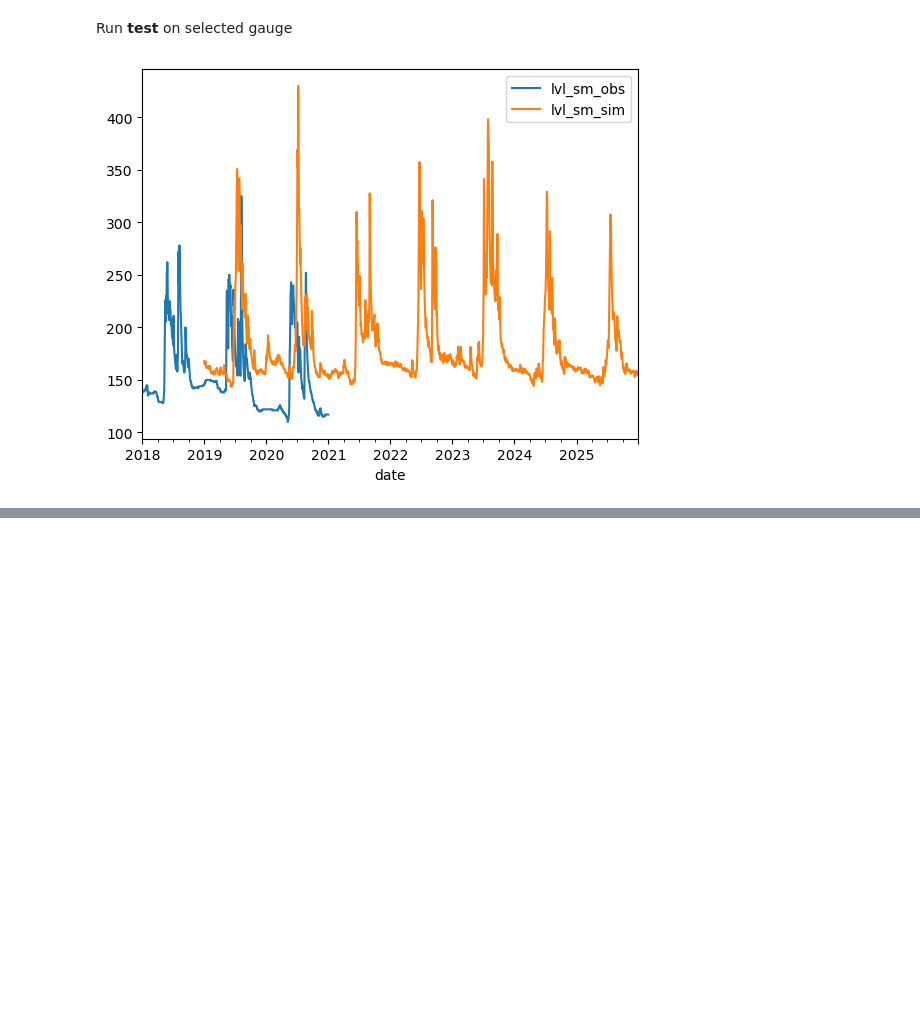
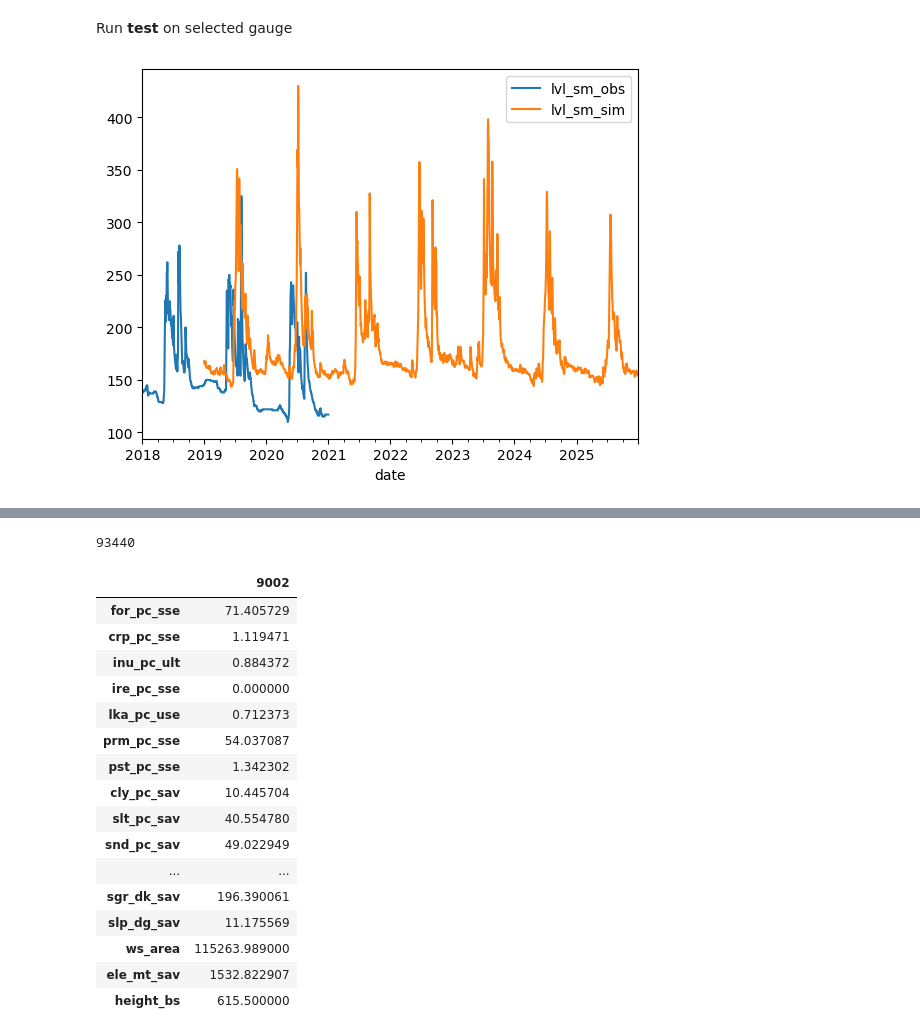
Before and after one commit to dmbrmv/my_dissertation, a Jupyter notebook: neural_forecast/test_neural.ipynb, the cells around one changed output, grey strips where cells are left out. Saved outputs shown, nothing was run; the diff lists cells and outputs as text; code cells hidden in the pictures; blank space fills up the shorter version.

```diff
--- a/neural_forecast/test_neural.ipynb
+++ b/neural_forecast/test_neural.ipynb
@@ -385,0 +687,6 @@ pred_results['1151']['1D']['xr'].to_dataframe().droplevel(1).plot();
+# %%
+import pandas as pd
+
+test_f = pd.read_csv("../geo_data/attributes/static_with_height.csv")
+test_f["gauge_id"] = test_f["gauge_id"].astype(str)
+test_f = test_f.set_index("gauge_id")
@@ -385,0 +702,26 @@ pred_results['1151']['1D']['xr'].to_dataframe().droplevel(1).plot();
+# %%
+initial_df = test_f.iloc[0, :].to_frame().T
+# %%
+365 * 256
+# %% [output]
+93440
+# %%
+initial_df.T
+# %% [output]
+|  | 9002 |
+| for_pc_sse | 71.405729 |
+| crp_pc_sse | 1.119471 |
+| inu_pc_ult | 0.884372 |
+| ire_pc_sse | 0.000000 |
+| lka_pc_use | 0.712373 |
+| prm_pc_sse | 54.037087 |
+| pst_pc_sse | 1.342302 |
+| cly_pc_sav | 10.445704 |
+| slt_pc_sav | 40.554780 |
+| snd_pc_sav | 49.022949 |
+| ... | ... |
+| sgr_dk_sav | 196.390061 |
+| slp_dg_sav | 11.175569 |
+| ws_area | 115263.989000 |
+| ele_mt_sav | 1532.822907 |
+| height_bs | 615.500000 |
```
Also changed, not shown: parts of 35 cells of this notebook, 37 other files.
